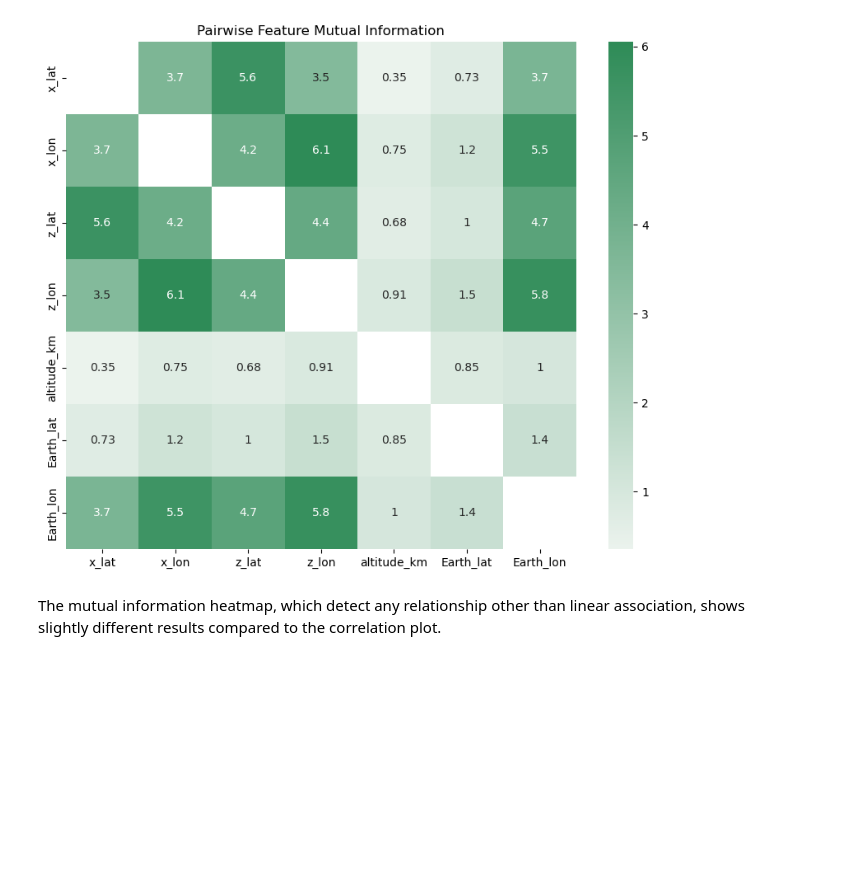
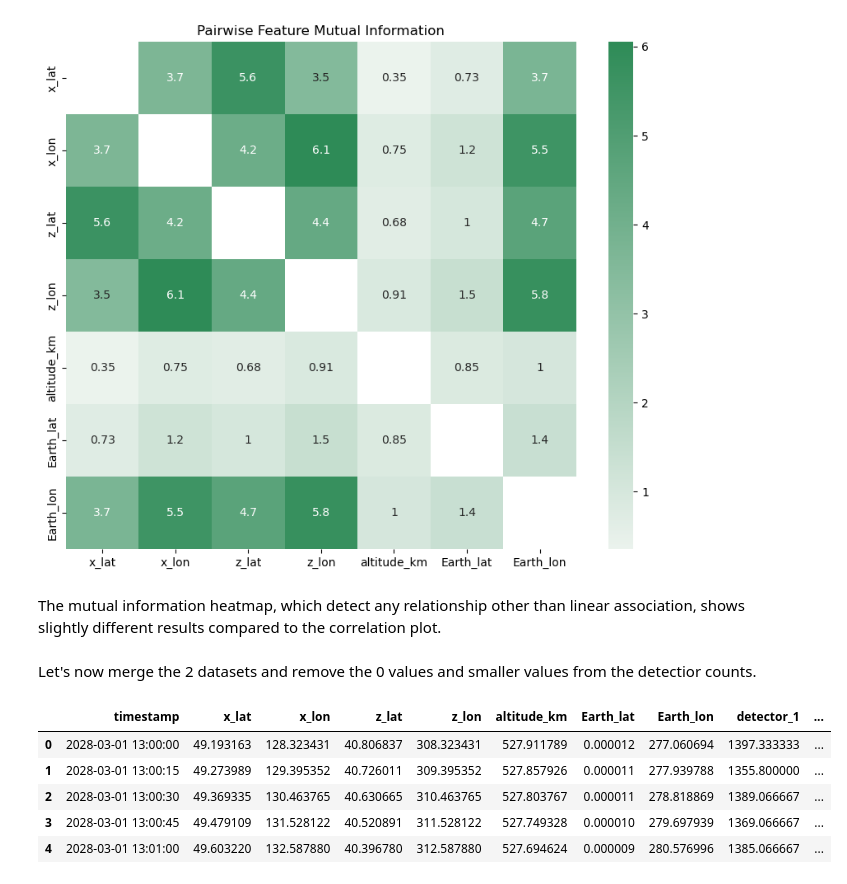
Before and after one commit to ClotanPaul/AI_industry, a Jupyter notebook: Project/EDA.ipynb, the cells around one changed output. Drawn from its saved outputs; the diff is of its cells as text; code cells hidden in the pictures; blank space fills up the shorter version.

```diff
--- a/Project/EDA.ipynb
+++ b/Project/EDA.ipynb
@@ -287,3 +300,21 @@ plt.show()
 [figure]
 # %% [markdown]
 The mutual information heatmap, which detect any relationship other than linear association, shows slightly different results compared to the correlation plot.
+# %% [markdown]
+Let's now merge the 2 datasets and remove the 0 values and smaller values from the detectior counts.
+# %%
+# Merge ori_df and clean_rates_df on the 'timestamp' column
+merged_df = pd.merge(ori_df, clean_rates_df, on="timestamp", how="inner")
+
+# Remove rows where any detector has a count lower than 1000
+merged_df = merged_df[(merged_df[[f"detector_{i}" for i in range(1, 7)]] >= 1000).all(axis=1)]
+
+# Display the first few rows of the merged DataFrame
+merged_df.head()
+# %% [output]
+|  | timestamp | x_lat | x_lon | z_lat | z_lon | altitude_km | Earth_lat | Earth_lon | detector_1 | ... |
+| 0 | 2028-03-01 13:00:00 | 49.193163 | 128.323431 | 40.806837 | 308.323431 | 527.911789 | 0.000012 | 277.060694 | 1397.333333 | ... |
+| 1 | 2028-03-01 13:00:15 | 49.273989 | 129.395352 | 40.726011 | 309.395352 | 527.857926 | 0.000011 | 277.939788 | 1355.800000 | ... |
+| 2 | 2028-03-01 13:00:30 | 49.369335 | 130.463765 | 40.630665 | 310.463765 | 527.803767 | 0.000011 | 278.818869 | 1389.066667 | ... |
+| 3 | 2028-03-01 13:00:45 | 49.479109 | 131.528122 | 40.520891 | 311.528122 | 527.749328 | 0.000010 | 279.697939 | 1369.066667 | ... |
+| 4 | 2028-03-01 13:01:00 | 49.603220 | 132.587880 | 40.396780 | 312.587880 | 527.694624 | 0.000009 | 280.576996 | 1385.066667 | ... |
```
Also changed, not shown: parts of 7 cells of this notebook.
